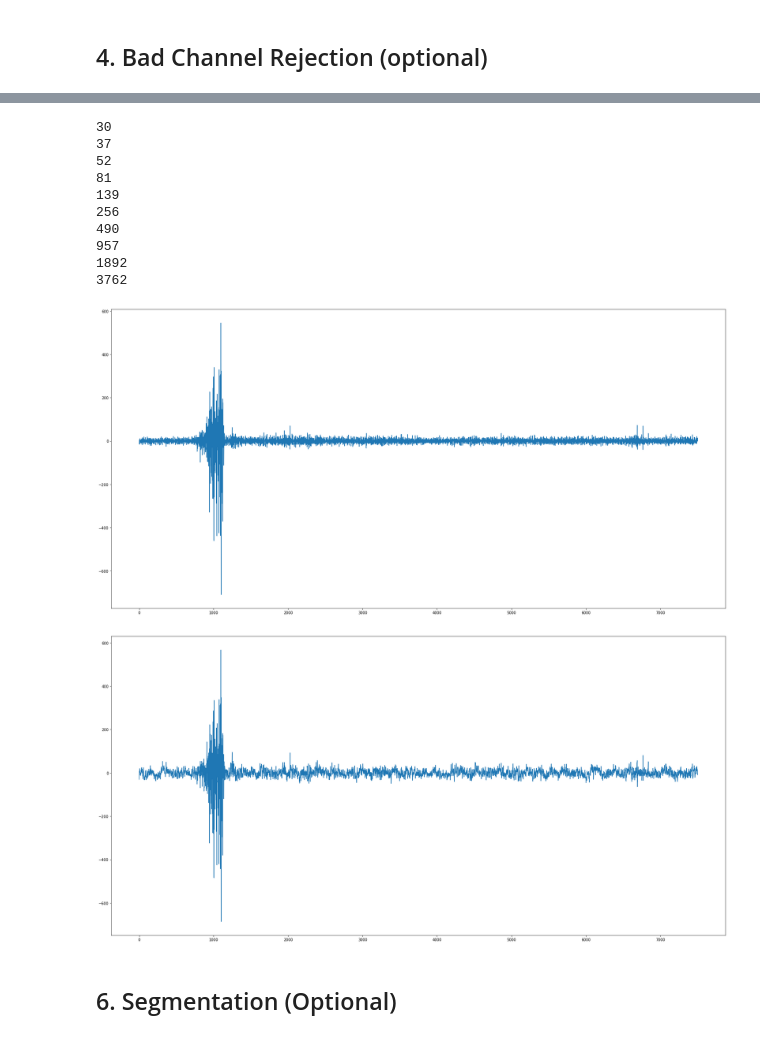
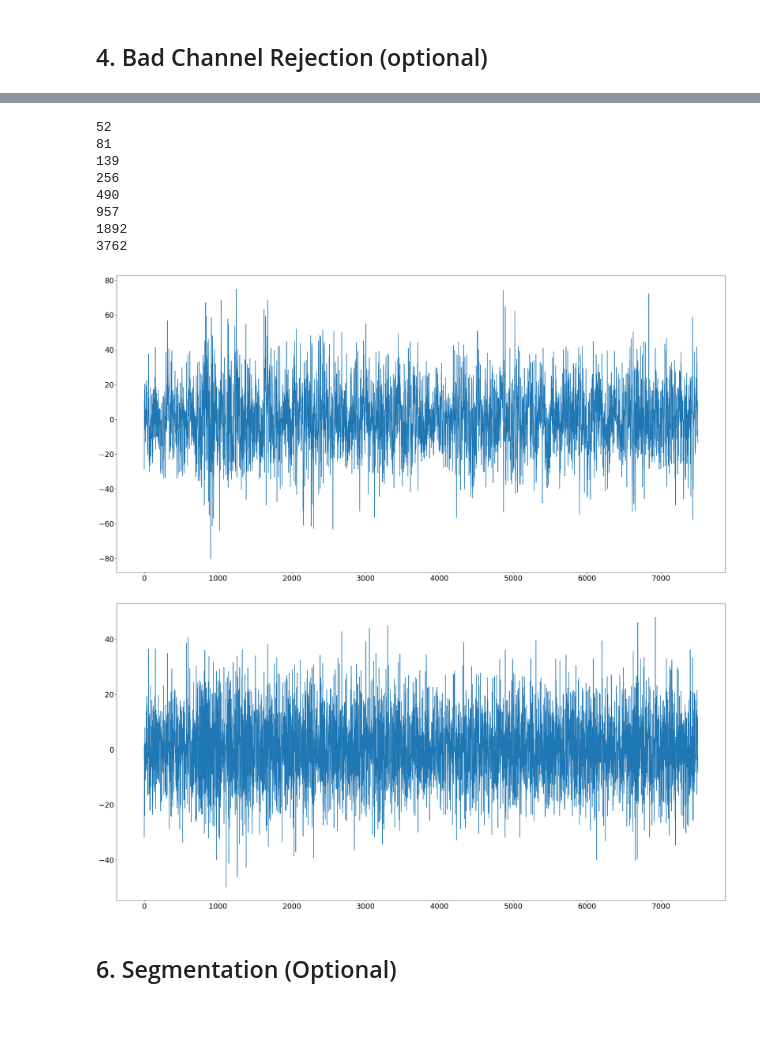
Before and after one commit to Mentalab-hub/explore-happilee, a Jupyter notebook: happilee.ipynb, the cells around one changed output, grey strips where cells are left out. Saved outputs shown, nothing was run; the diff lists cells and outputs as text; code cells hidden in the pictures.

```diff
--- a/happilee.ipynb
+++ b/happilee.ipynb
@@ -132,32 +153,29 @@ import pywt
 import matplotlib.pyplot as plt
 
 
-# Bayes threshold
-def get_level_thd(level_coef: np.array):
+# Universal threshold
+def get_level_thd_univ(level_coef: np.array):
     """
     Calculates the threshold value for each wavelet level
     Args:
-        level_coef  : a numpy array containing the coefficients for the current level
+        level_coef: a numpy array containing the coefficients for the current level
     Returns:
         level_thd   : a threshold value for the current level
     """
-    level_median = np.median(level_coef)
+    level_median = np.median(np.abs(level_coef))
     n = len(level_coef)
-    if (level_median**2 <= (2*np.log(n) - 5*np.log(np.log(n)))):
-        level_thd = level_median
-    else:
-        alpha = 0.5
-        level_thd = np.sqrt(2*(1+alpha)*np.log(n))
+    level_thd = (level_median/0.6745) * np.sqrt(2*np.log(n))
     return level_thd
 
 
+# ExG_in = np.transpose( np.genfromtxt("offline_exp_ExG-30s.csv", delimiter = ',') )
+# ExG_in = ExG_in[:, 1:]
+# ExG_in[0] = ExG_in[0] - ExG_in[0][0]
 
-ExG_in = np.transpose( np.genfromtxt("offline_exp_ExG-30s.csv", delimiter = ',') )
-ExG_in = ExG_in[:, 1:]
-ExG_in[0] = ExG_in[0] - ExG_in[0][0]
+ExG_in = ExG_lpf.ExGdata
 
 # 1. Wavelet transform
-wavLvl = 10
+wavLvl = 8
 coef = pywt.wavedecn(ExG_in[1, :],
                         wavelet='coif4',
                         level=wavLvl,
@@ -168,34 +186,31 @@ coef = pywt.wavedecn(ExG_in[1, :],
 level_thds = []
 for level in range(1, wavLvl+1, 1):
     get_data = coef[level].get("d")
-    level_thd = get_level_thd(get_data)
+    level_thd = get_level_thd_univ(get_data)
     level_thds.append(level_thd)
 
 
 # 3. Thresholding: hard thresholding
 coef_artifacts = []
-
 coef_artifacts.append(coef[0])
 for level in range(1, wavLvl+1, 1):
     tmp = {"d": pywt.threshold(coef[level].get("d"),
                                 level_thds[level-1],
                                 mode='hard')}
     coef_artifacts.append(tmp)
+for level in range(1, wavLvl+1, 1):
+    get_data = coef_artifacts[level].get("d")
+    print(len(get_data)) # number of components every level
 
 
 # 4. Reconstruct data
 artifacts = pywt.waverecn(coef_artifacts, 'coif4')
-ExG_out = ExG_in[1, :] - artifacts[1:]
+ExG_out_univ = ExG_in[1, :] - artifacts[:ExG_in.shape[1]]
 
-for level in range(1, wavLvl+1, 1):
-    get_data = coef_artifacts[level].get("d")
-    print(len(get_data)) # number of components every level
 
-plt.plot(ExG_out)
+plt.plot(ExG_out_univ)
 plt.rcParams['figure.figsize'] = [30, 15]
 # %% [output]
-30
-37
 52
 81
 139
@@ -204,68 +219,75 @@ plt.rcParams['figure.figsize'] = [30, 15]
 957
 1892
 3762
-[figure, old version]
+[figure, new version]
 # %%
 from data_input import ExG_data
 import numpy as np
 import pywt
 import matplotlib.pyplot as plt
 
-
-# Universal threshold
-def get_level_thd(level_coef: np.array):
+# Bayes threshold
+def get_level_thd_bayes(level_coef: np.array):
     """
     Calculates the threshold value for each wavelet level
     Args:
-        level_coef: a numpy array containing the coefficients for the current level
+        level_coef  : a numpy array containing the coefficients for the current level
     Returns:
         level_thd   : a threshold value for the current level
     """
+    n = len(level_coef)
     level_median = np.median(np.abs(level_coef))
-    n = len(level_coef)
-    level_thd = (level_median/0.6745) * np.sqrt(2*np.log(n))
+    univ_thd = (level_median/0.75) * np.sqrt(2*np.log(n))
+
+    alpha = 100
+    thd_estimate = np.sqrt(2*(1+alpha)*np.log(n))
+
+    if (univ_thd**2 <= (2*np.log(n) - 5*np.log(np.log(n)))):
+        level_thd = univ_thd
+    else:
+        level_thd = thd_estimate
     return level_thd
 
+# ExG_in = np.transpose( np.genfromtxt("offline_exp_ExG-30s.csv", delimiter = ',') )
+# ExG_in = ExG_in[:, 1:]
+# ExG_in[0] = ExG_in[0] - ExG_in[0][0]
 
-ExG_in = np.transpose( np.genfromtxt("offline_exp_ExG-30s.csv", delimiter = ',') )
-ExG_in = ExG_in[:, 1:]
-ExG_in[0] = ExG_in[0] - ExG_in[0][0]
+ExG_in = ExG_lpf.ExGdata
 
 
 # 1. Wavelet transform
-wavLvl = 10
+wavLvl = 8
 coef = pywt.wavedecn(ExG_in[1, :],
                         wavelet='coif4',
                         level=wavLvl,
                         axes=0)
 
 # 2. Determining threshold values for each level
 level_thds = []
 for level in range(1, wavLvl+1, 1):
     get_data = coef[level].get("d")
-    level_thd = get_level_thd(get_data)
+    level_thd = get_level_thd_bayes(get_data)
     level_thds.append(level_thd)
 
 
 # 3. Thresholding: hard thresholding
 coef_artifacts = []
 coef_artifacts.append(coef[0])
 for level in range(1, wavLvl+1, 1):
     tmp = {"d":  pywt.threshold(coef[level].get("d"),
                                 level_thds[level-1],
                                 mode='hard')}
     coef_artifacts.append(tmp)
 
 
 # 4. Reconstruct data
 artifacts = pywt.waverecn(coef_artifacts, 'coif4')
+ExG_out_bayes = ExG_in[1,:] - artifacts[:ExG_in.shape[1]]
 
-ExG_out = ExG_in[1,:] - artifacts[1:]
-
-plt.plot(ExG_out)
+plt.plot(ExG_out_bayes)
 plt.rcParams['figure.figsize'] = [30, 15]
 # %% [output]
-[figure, old version]
+[figure, new version]
 # %% [markdown]
 ## 6. Segmentation (Optional)
 # %% [markdown]
```
Also changed, not shown: parts of 4 cells of this notebook, 6 other files.
